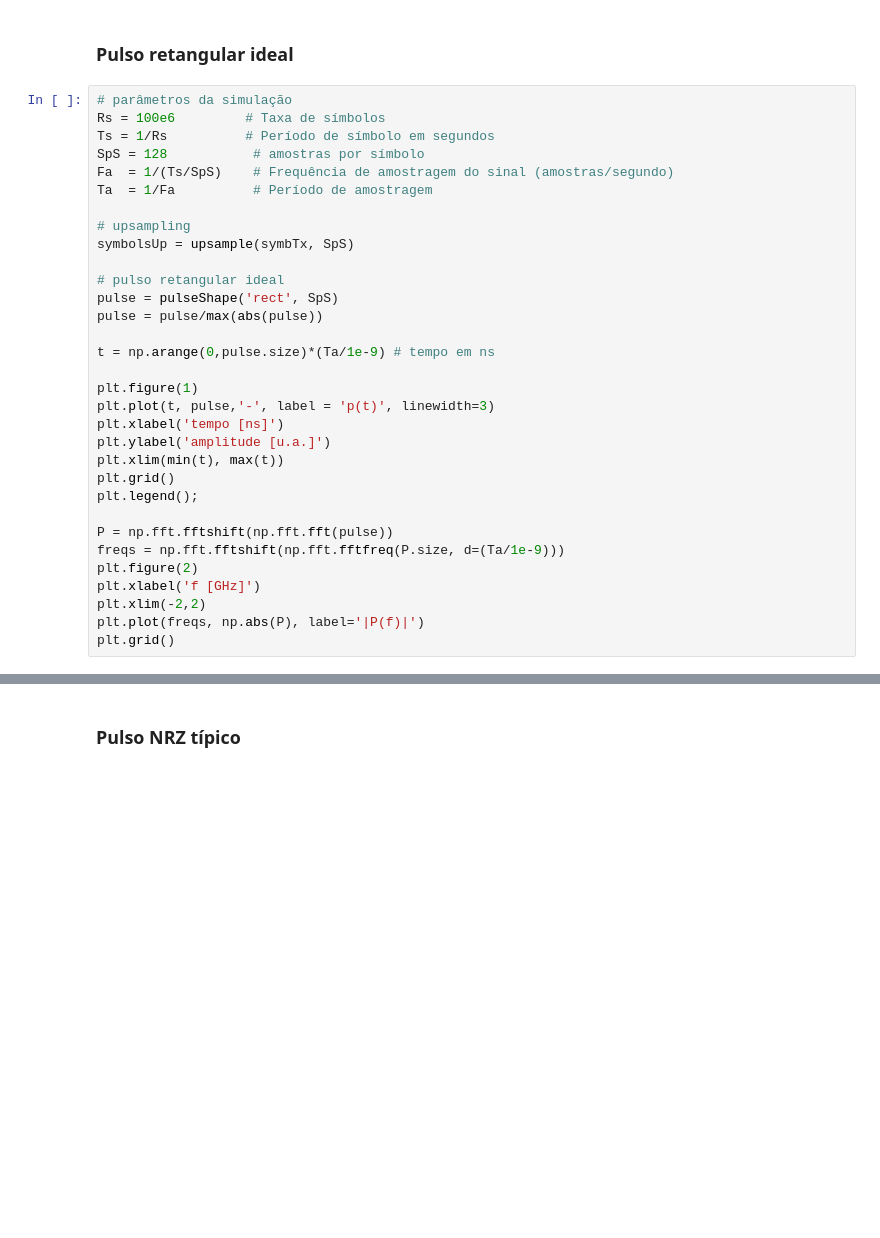
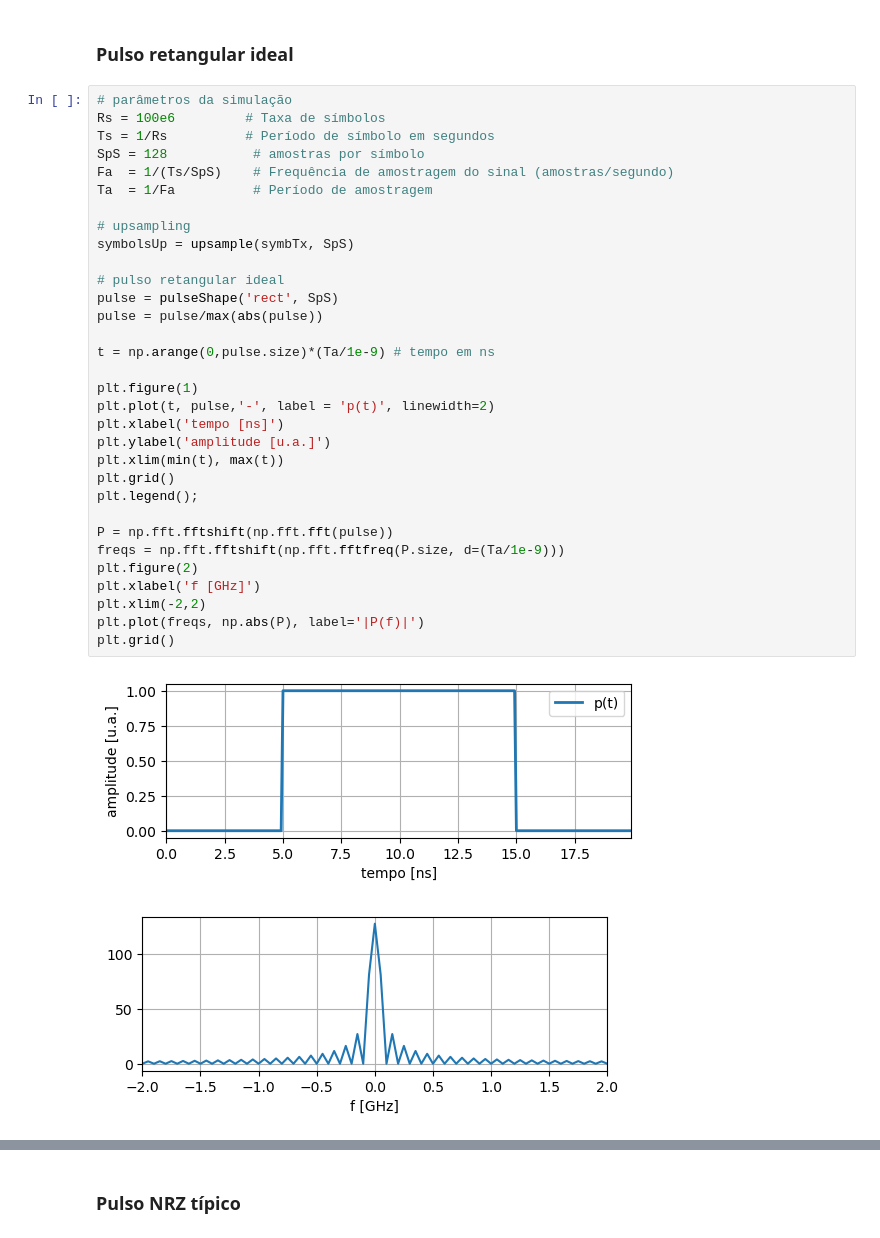
Before and after one commit to edsonportosilva/TDI, a Jupyter notebook: jupyter/1 - Transmissores e modulações digitais.ipynb, the cells around one changed output, grey strips where cells are left out. Drawn from its saved outputs; the diff is of its cells as text; blank space fills up the shorter version.

```diff
--- a/jupyter/1 - Transmissores e modulações digitais.ipynb
+++ b/jupyter/1 - Transmissores e modulações digitais.ipynb
@@ -438,34 +457,37 @@ plt.xticks(np.arange(0, symbTx.size));
 # parâmetros da simulação
 Rs = 100e6         # Taxa de símbolos
 Ts = 1/Rs          # Período de símbolo em segundos
 SpS = 128           # amostras por símbolo
 Fa  = 1/(Ts/SpS)    # Frequência de amostragem do sinal (amostras/segundo)
 Ta  = 1/Fa          # Período de amostragem
 
 # upsampling
 symbolsUp = upsample(symbTx, SpS)
 
 # pulso retangular ideal
 pulse = pulseShape('rect', SpS)
 pulse = pulse/max(abs(pulse))
 
 t = np.arange(0,pulse.size)*(Ta/1e-9) # tempo em ns
 
 plt.figure(1)
-plt.plot(t, pulse,'-', label = 'p(t)', linewidth=3)
+plt.plot(t, pulse,'-', label = 'p(t)', linewidth=2)
 plt.xlabel('tempo [ns]')
 plt.ylabel('amplitude [u.a.]')
 plt.xlim(min(t), max(t))
 plt.grid()
 plt.legend();
 
 P = np.fft.fftshift(np.fft.fft(pulse))
 freqs = np.fft.fftshift(np.fft.fftfreq(P.size, d=(Ta/1e-9)))
 plt.figure(2)
 plt.xlabel('f [GHz]')
 plt.xlim(-2,2)
 plt.plot(freqs, np.abs(P), label='|P(f)|')
 plt.grid()
+# %% [output]
+[figure, added]
+[figure, added]
 # %%
 # formatação de pulso retangular
 sigTx  = firFilter(pulse, symbolsUp)
```
Also changed, not shown: parts of 32 cells of this notebook.
